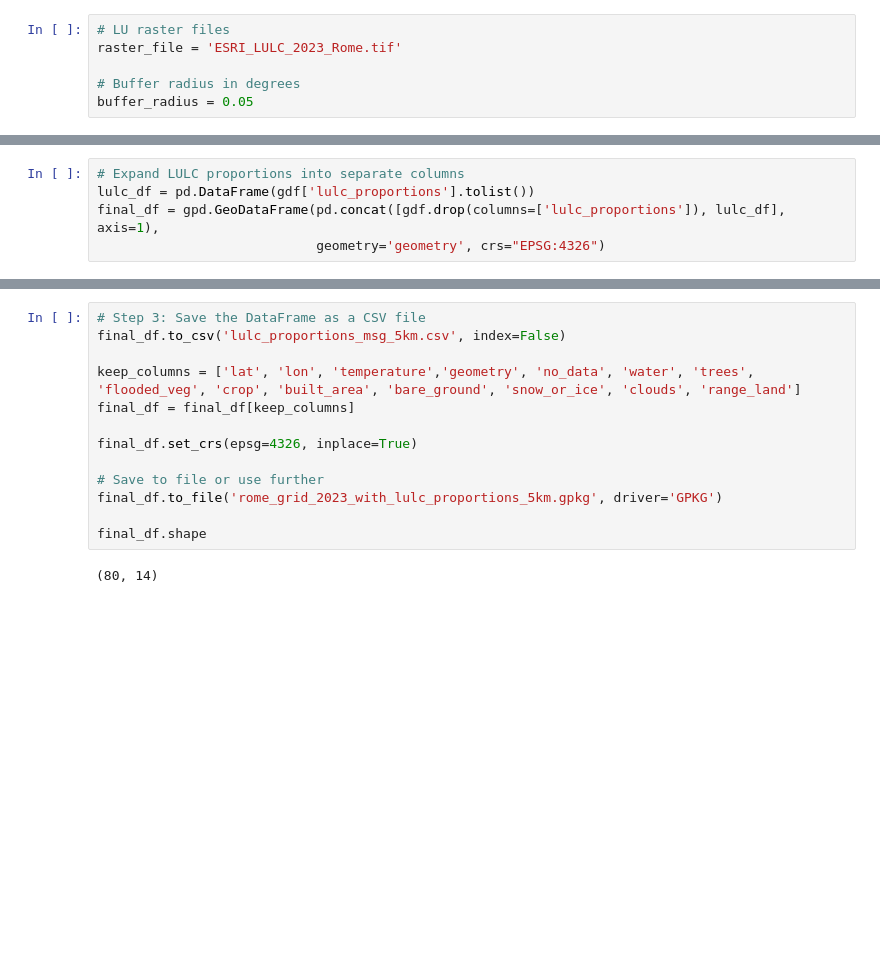
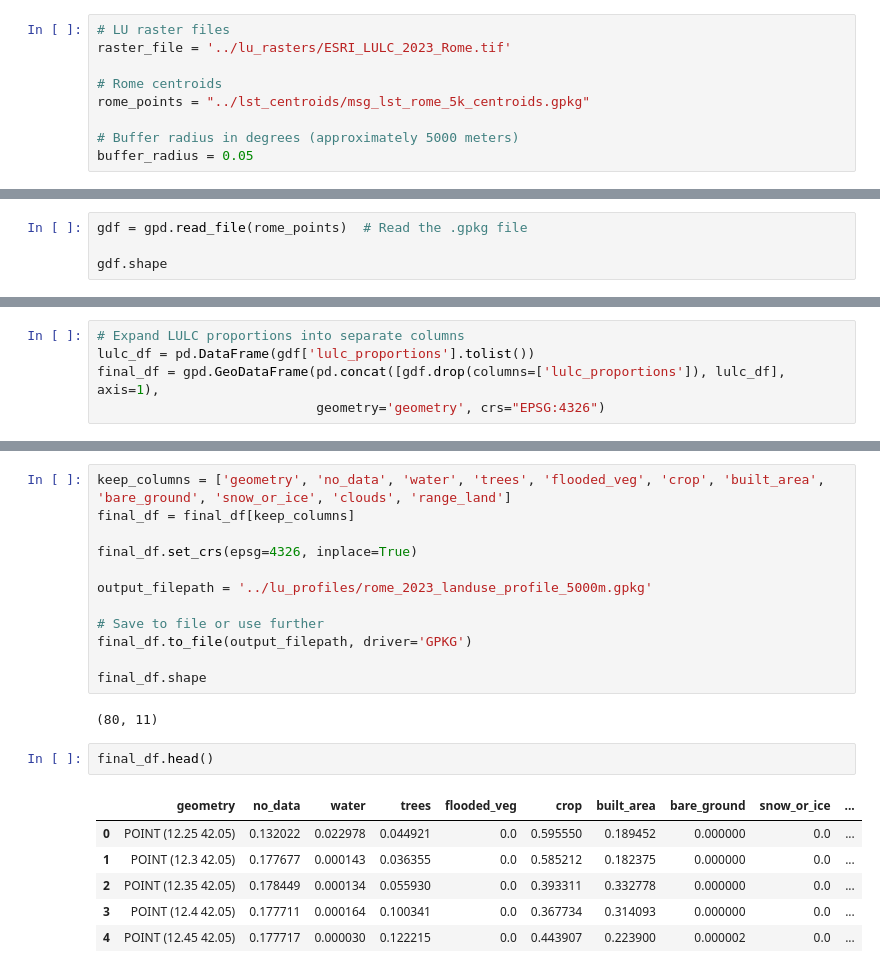
Before and after one commit to KrugerElephant/lsasaf_data_access, a Jupyter notebook: src/create_lu_profile_for_msg_lst.ipynb, the cells around one changed output, grey strips where cells are left out. Cells and saved outputs as stored; diff of their text form; blank space fills up the shorter version.

```diff
--- a/src/create_lu_profile_for_msg_lst.ipynb
+++ b/src/create_lu_profile_for_msg_lst.ipynb
@@ -5,7 +5,10 @@ import geopandas as gpd
 from shapely.geometry import Point
 # %%
 # LU raster files
-raster_file = 'ESRI_LULC_2023_Rome.tif'
+raster_file = '../lu_rasters/ESRI_LULC_2023_Rome.tif'
 
-# Buffer radius in degrees
+# Rome centroids
+rome_points = "../lst_centroids/msg_lst_rome_5k_centroids.gpkg"
+
+# Buffer radius in degrees (approximately 5000 meters)
 buffer_radius = 0.05
@@ -37,0 +29,4 @@ gdf.shape
+# %%
+gdf = gpd.read_file(rome_points)  # Read the .gpkg file
+
+gdf.shape
@@ -53,15 +70,23 @@ print(summary_stats)
 # %%
-# Step 3: Save the DataFrame as a CSV file
-final_df.to_csv('lulc_proportions_msg_5km.csv', index=False)
-
-keep_columns = ['lat', 'lon', 'temperature','geometry', 'no_data', 'water', 'trees', 'flooded_veg', 'crop', 'built_area', 'bare_ground', 'snow_or_ice', 'clouds', 'range_land']
+keep_columns = ['geometry', 'no_data', 'water', 'trees', 'flooded_veg', 'crop', 'built_area', 'bare_ground', 'snow_or_ice', 'clouds', 'range_land']
 final_df = final_df[keep_columns]
 
 final_df.set_crs(epsg=4326, inplace=True)
 
+output_filepath = '../lu_profiles/rome_2023_landuse_profile_5000m.gpkg'
+
 # Save to file or use further
-final_df.to_file('rome_grid_2023_with_lulc_proportions_5km.gpkg', driver='GPKG')
+final_df.to_file(output_filepath, driver='GPKG')
 
 final_df.shape
 # %% [output]
-(80, 14)
+(80, 11)
+# %%
+final_df.head()
+# %% [output]
+|  | geometry | no_data | water | trees | flooded_veg | crop | built_area | bare_ground | snow_or_ice | ... |
+| 0 | POINT (12.25 42.05) | 0.132022 | 0.022978 | 0.044921 | 0.0 | 0.595550 | 0.189452 | 0.000000 | 0.0 | ... |
+| 1 | POINT (12.3 42.05) | 0.177677 | 0.000143 | 0.036355 | 0.0 | 0.585212 | 0.182375 | 0.000000 | 0.0 | ... |
+| 2 | POINT (12.35 42.05) | 0.178449 | 0.000134 | 0.055930 | 0.0 | 0.393311 | 0.332778 | 0.000000 | 0.0 | ... |
+| 3 | POINT (12.4 42.05) | 0.177711 | 0.000164 | 0.100341 | 0.0 | 0.367734 | 0.314093 | 0.000000 | 0.0 | ... |
+| 4 | POINT (12.45 42.05) | 0.177717 | 0.000030 | 0.122215 | 0.0 | 0.443907 | 0.223900 | 0.000002 | 0.0 | ... |
```
Also changed, not shown: parts of 7 cells of this notebook, 8 other files.
